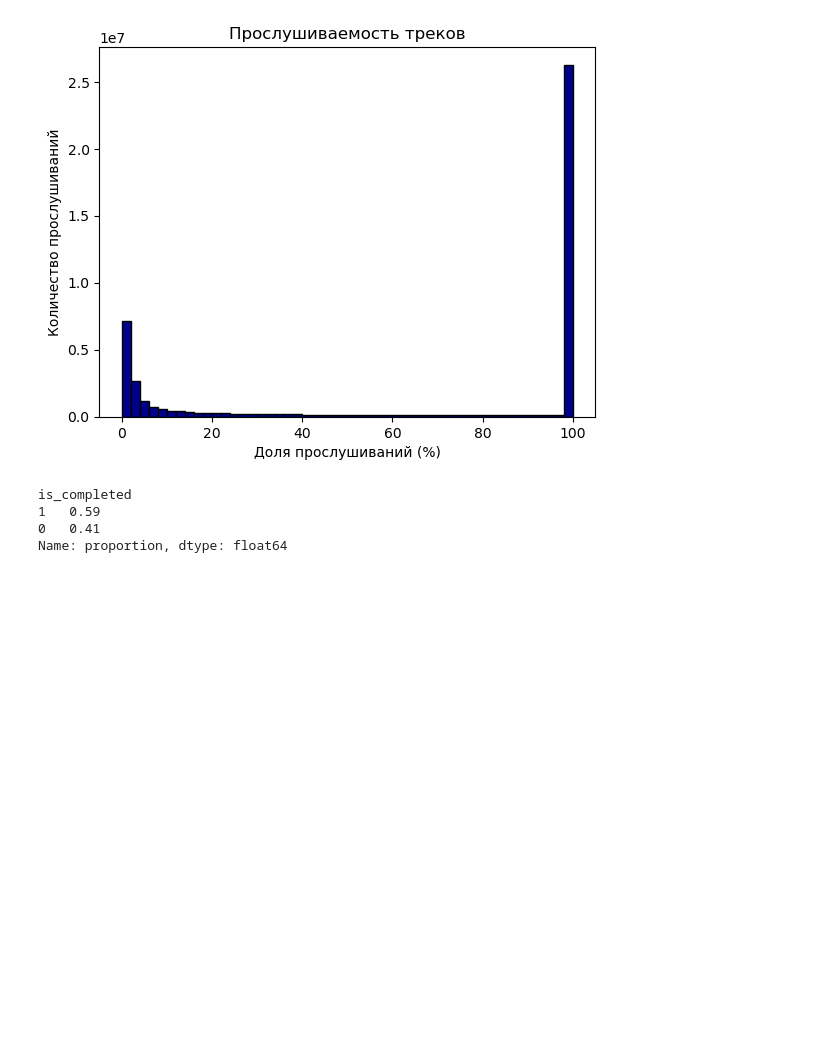
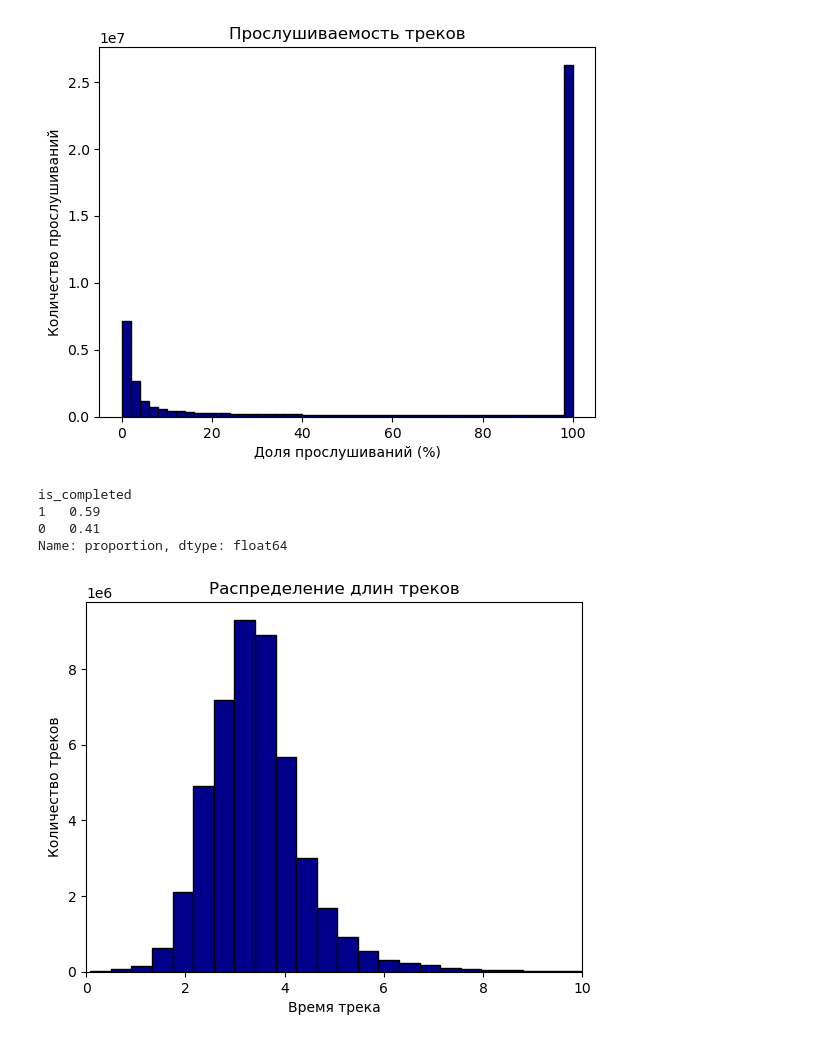
Before and after one commit to klarness/yandex-music-eda, a Jupyter notebook: src/yandex-music-eda.ipynb, the cells around one changed output. Saved outputs shown, nothing was run; the diff lists cells and outputs as text; code cells hidden in the pictures; blank space fills up the shorter version.

```diff
--- a/src/yandex-music-eda.ipynb
+++ b/src/yandex-music-eda.ipynb
@@ -211,3 +208,14 @@ is_completed
 1   0.59
 0   0.41
 Name: proportion, dtype: float64
+# %%
+plt.hist(df['track_length_minutes'], bins=100, color='darkblue', edgecolor='black')
+
+plt.title('Распределение длин треков')
+plt.xlabel('Время трека')
+plt.ylabel('Количество треков')
+plt.xlim(0, 10)
+
+plt.show()
+# %% [output]
+[figure, added]
```
Also changed, not shown: parts of 31 cells of this notebook.
